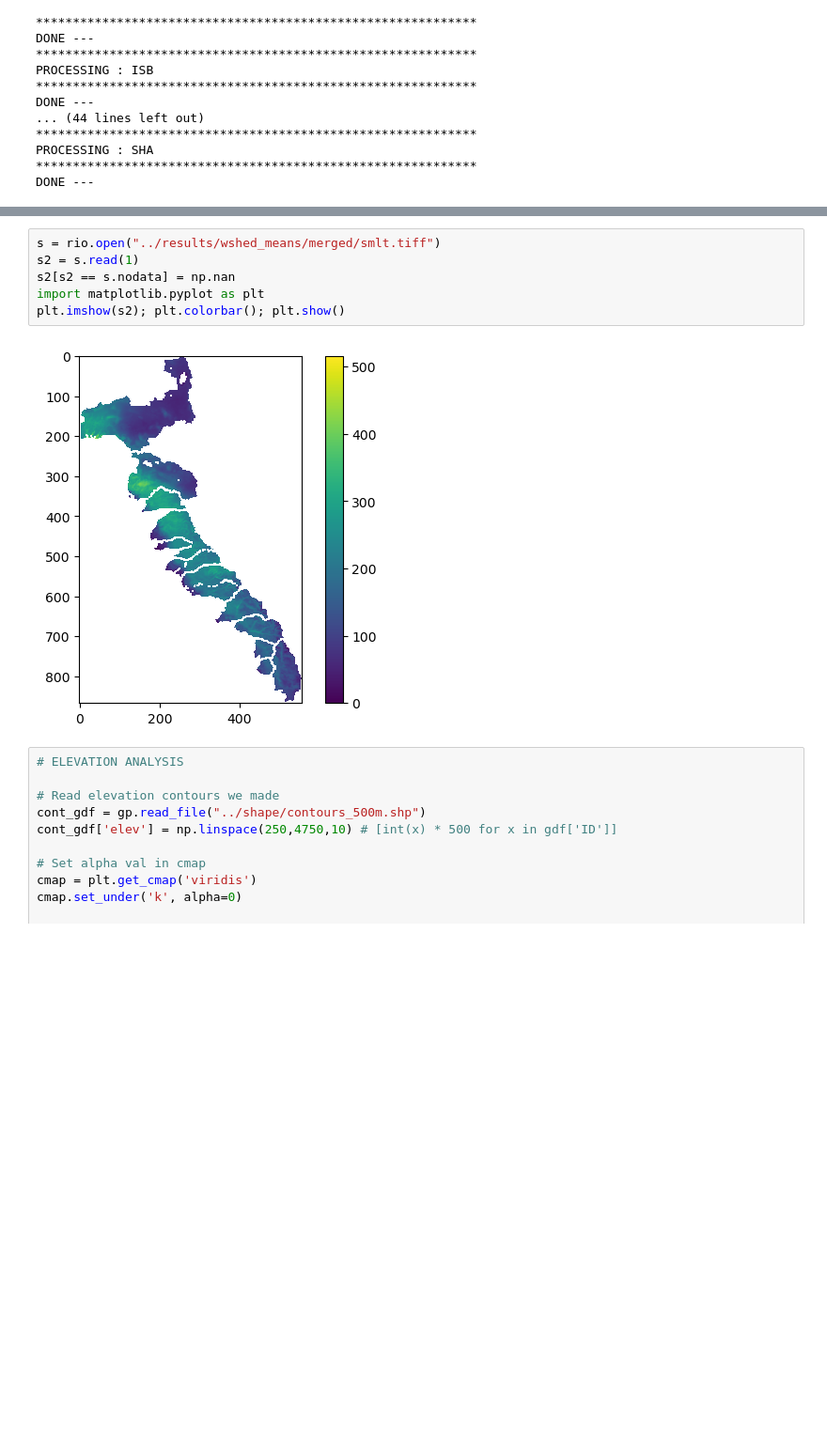
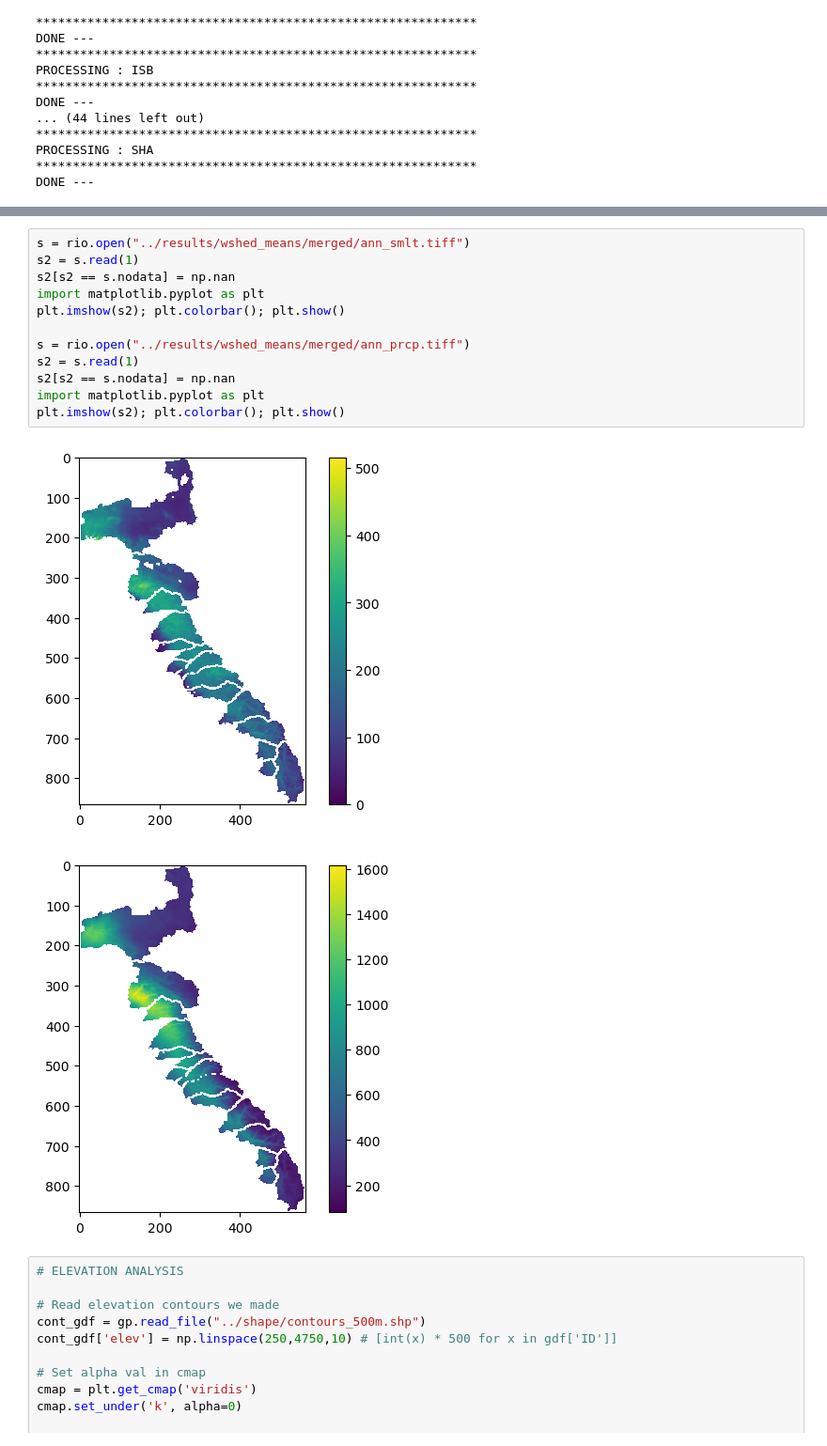
Before and after one commit to kashingtonDC/Baseflow_Source, a Jupyter notebook: code/03_calc_shed_means.ipynb, the cells around one changed output, grey strips where cells are left out. Shown at 94% size. Cells and saved outputs as stored; diff of their text form; blank space fills up the shorter version.

```diff
--- a/code/03_calc_shed_means.ipynb
+++ b/code/03_calc_shed_means.ipynb
@@ -150,13 +150,20 @@ if not os.path.exists(smlt_merged_fn):
     g_prcp = None # Close file
     print("WROTE {}".format(smlt_merged_fn))
 # %%
-s = rio.open("../results/wshed_means/merged/smlt.tiff")
+s = rio.open("../results/wshed_means/merged/ann_smlt.tiff")
 s2 = s.read(1)
 s2[s2 == s.nodata] = np.nan
 import matplotlib.pyplot as plt
 plt.imshow(s2); plt.colorbar(); plt.show()
+
+s = rio.open("../results/wshed_means/merged/ann_prcp.tiff")
+s2 = s.read(1)
+s2[s2 == s.nodata] = np.nan
+import matplotlib.pyplot as plt
+plt.imshow(s2); plt.colorbar(); plt.show()
 # %% [output]
-[figure, old version]
+[figure, new version]
+[figure, added]
 # %%
 # ELEVATION ANALYSIS
 
```
Also changed, not shown: parts of 2 cells of this notebook, 6 other files.
